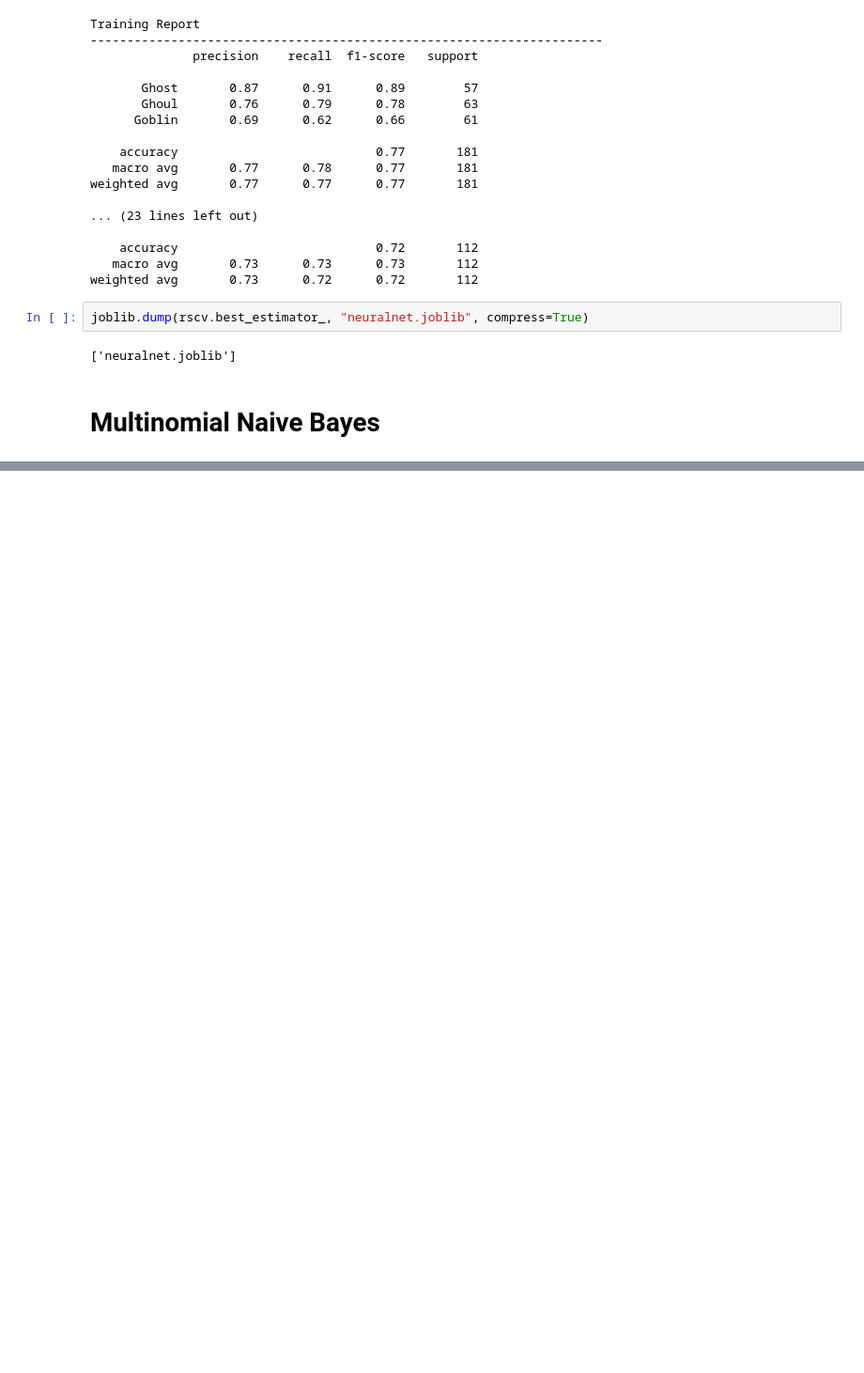
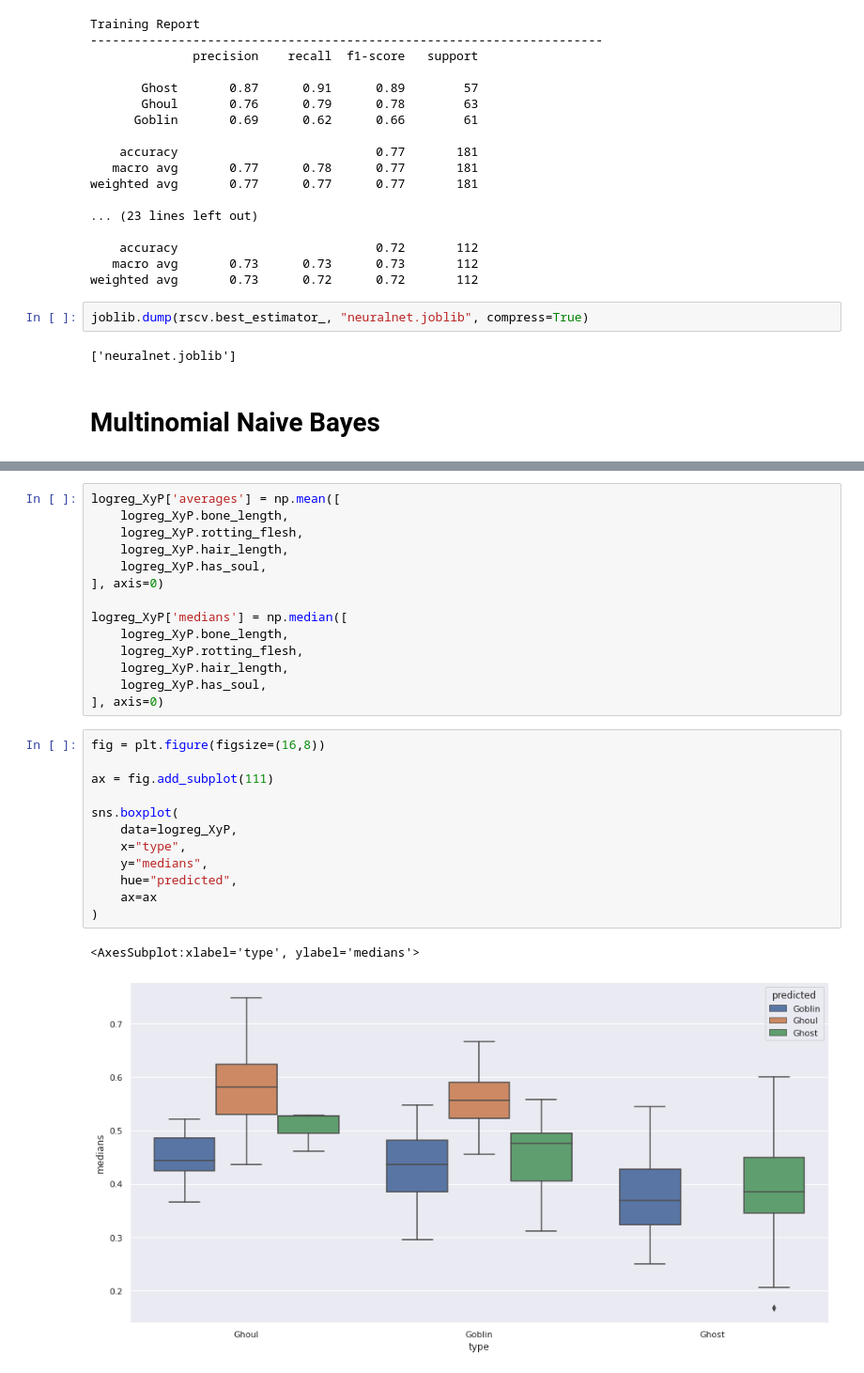
Before and after one commit to it176131/Ghouls-Goblins-and-Ghosts...-Boo-, a Jupyter notebook: Ghouls, Goblins, and Ghosts... Boo!.ipynb, the cells around one changed output, grey strips where cells are left out. Shown: that part at 94% size. Drawn from its saved outputs; the diff is of its cells as text; blank space fills up the shorter version.

```diff
--- a/Ghouls, Goblins, and Ghosts... Boo!.ipynb
+++ b/Ghouls, Goblins, and Ghosts... Boo!.ipynb
@@ -642,0 +746,29 @@ joblib.dump(rscv.best_estimator_, "svm.joblib", compress=True)
+# %%
+logreg_XyP['averages'] = np.mean([
+    logreg_XyP.bone_length,
+    logreg_XyP.rotting_flesh,
+    logreg_XyP.hair_length,
+    logreg_XyP.has_soul,
+], axis=0)
+
+logreg_XyP['medians'] = np.median([
+    logreg_XyP.bone_length,
+    logreg_XyP.rotting_flesh,
+    logreg_XyP.hair_length,
+    logreg_XyP.has_soul,
+], axis=0)
+# %%
+fig = plt.figure(figsize=(16,8))
+
+ax = fig.add_subplot(111)
+
+sns.boxplot(
+    data=logreg_XyP,
+    x="type",
+    y="medians",
+    hue="predicted",
+    ax=ax
+)
+# %% [output]
+<AxesSubplot:xlabel='type', ylabel='medians'>
+[figure, added]
```
Also changed, not shown: parts of 17 cells of this notebook.
